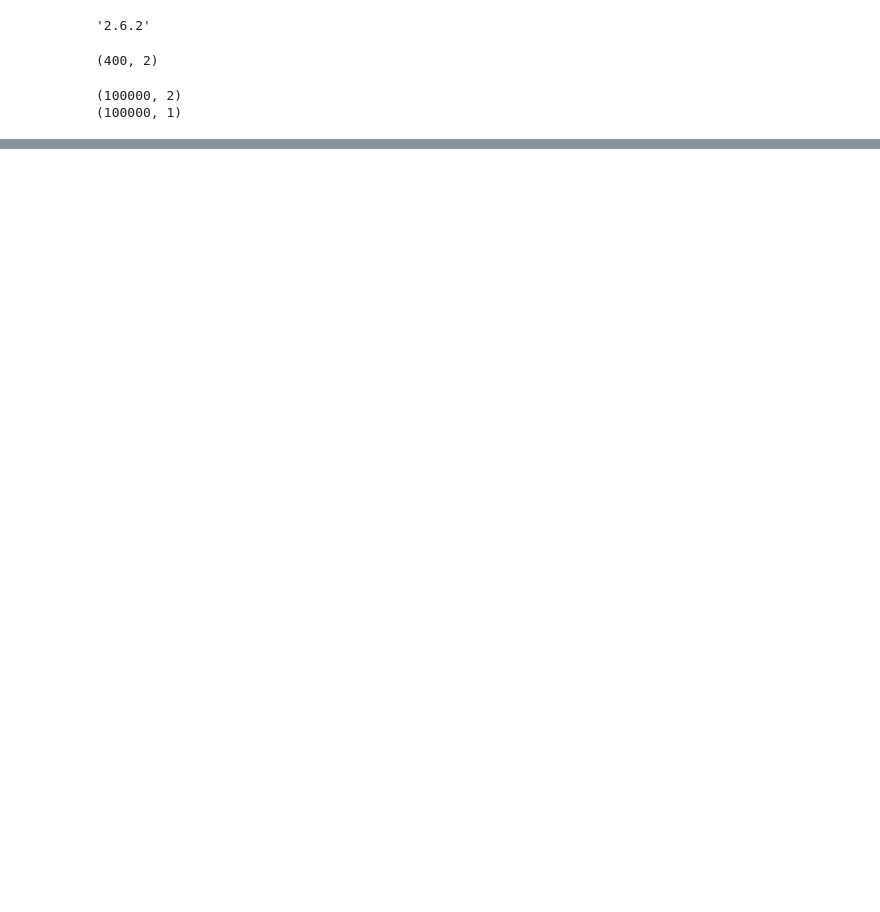
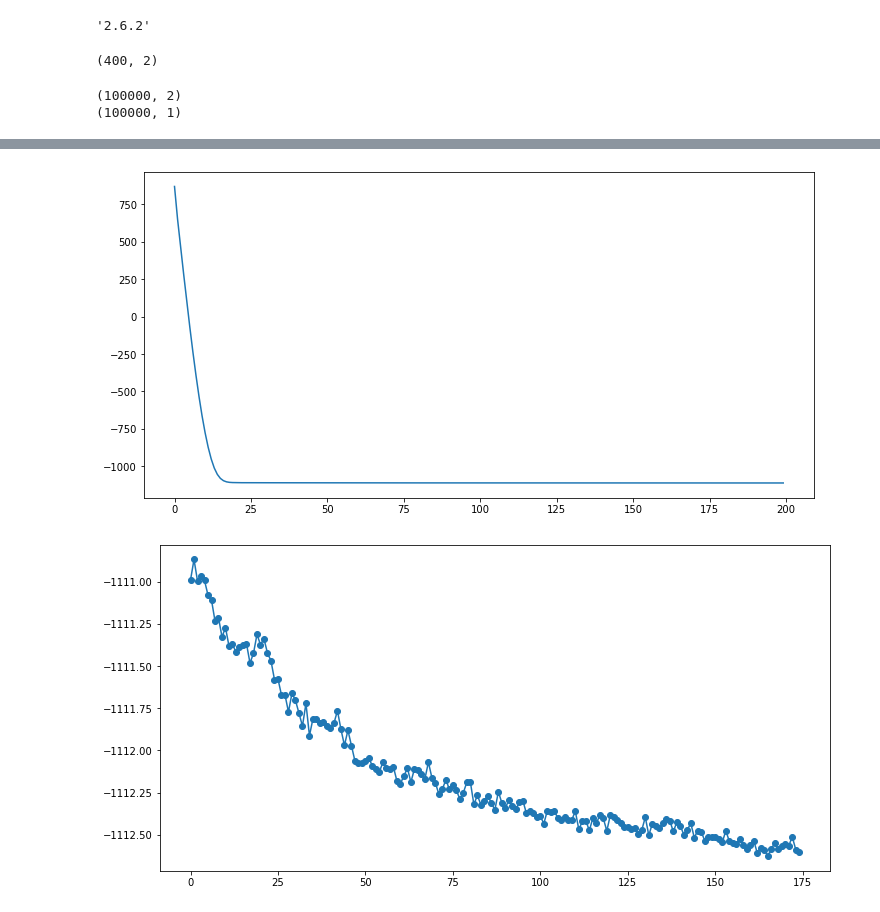
Before and after one commit to ctorney/gp-move-spatial-vi, a Jupyter notebook: synthetic_inference/inference.ipynb, the cells around one changed output, grey strips where cells are left out. Cells and saved outputs as stored; diff of their text form; code cells hidden in the pictures; blank space fills up the shorter version.

```diff
--- a/synthetic_inference/inference.ipynb
+++ b/synthetic_inference/inference.ipynb
@@ -2143,0 +305,9 @@ m.T[0].shape
+# %%
+plt.plot(loss[0:],'-')
+plt.show()
+
+plt.plot(loss[25:],'-o')
+plt.show()
+# %% [output]
+[figure, added]
+[figure, added]
```
Also changed, not shown: parts of 175 cells of this notebook.
